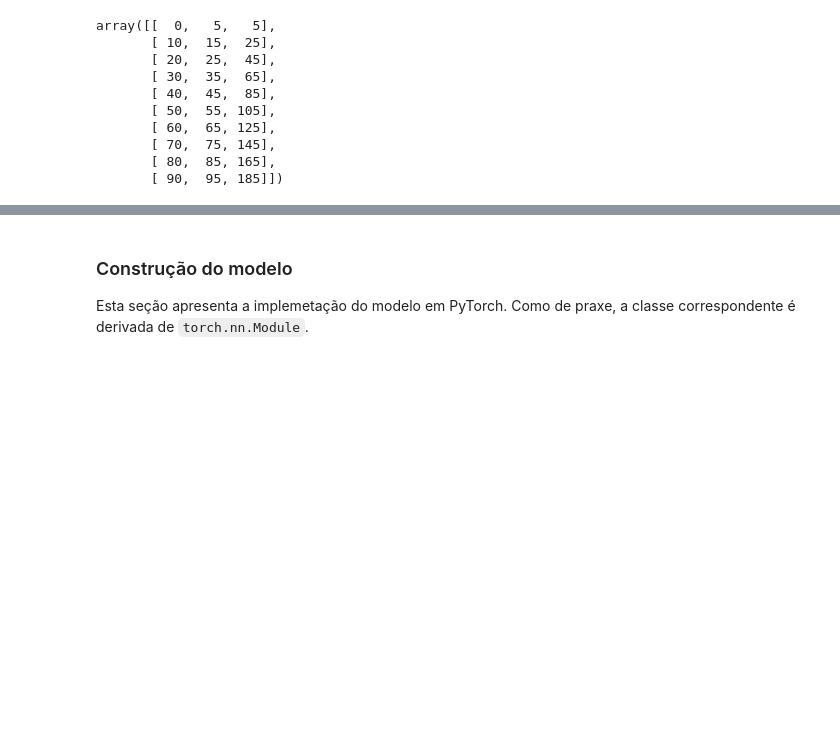
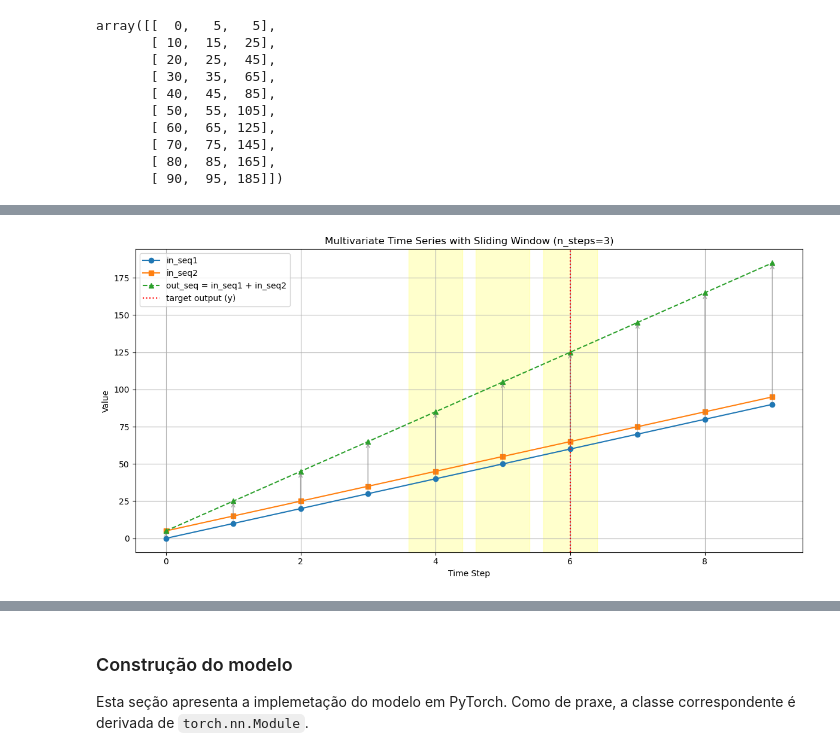
Before and after one commit to AILAB-CEFET-RJ/cic1205, a Jupyter notebook: notebooks/DL/DL07-LSTM.ipynb, the cells around one changed output, grey strips where cells are left out. Cells and saved outputs as stored; diff of their text form; code cells hidden in the pictures; blank space fills up the shorter version.

```diff
--- a/notebooks/DL/DL07-LSTM.ipynb
+++ b/notebooks/DL/DL07-LSTM.ipynb
@@ -171,0 +203,36 @@ print(y)
+# %%
+# Número de passos na janela
+highlight_index = 4  # início da janela a ser destacada
+
+fig, ax = plt.subplots(figsize=(12, 6))
+
+# Plot das séries
+ax.plot(t, in_seq1, marker='o', label='in_seq1')
+ax.plot(t, in_seq2, marker='s', label='in_seq2')
+ax.plot(t, out_seq, marker='^', label='out_seq = in_seq1 + in_seq2', linestyle='--')
+
+# Anotações com setas
+for i in range(len(t)):
+    ax.annotate('', xy=(t[i], out_seq[i]), xytext=(t[i], in_seq1[i]),
+                arrowprops=dict(arrowstyle='->', color='gray', alpha=0.4))
+    ax.annotate('', xy=(t[i], out_seq[i]), xytext=(t[i], in_seq2[i]),
+                arrowprops=dict(arrowstyle='->', color='gray', alpha=0.4))
+
+# Destacar janela de tamanho n_steps
+window_range = range(highlight_index, highlight_index + n_timesteps)
+for i in window_range:
+    ax.axvspan(i - 0.4, i + 0.4, color='yellow', alpha=0.2)
+
+# Marcação da saída correspondente ao último tempo da janela
+ax.axvline(highlight_index + n_timesteps - 1, color='red', linestyle=':', label='target output (y)')
+
+# Rótulos e legendas
+ax.set_title(f'Multivariate Time Series with Sliding Window (n_steps={n_timesteps})')
+ax.set_xlabel('Time Step')
+ax.set_ylabel('Value')
+ax.grid(True)
+ax.legend()
+plt.tight_layout()
+plt.show()
+# %% [output]
+[figure, added]
```
Also changed, not shown: parts of 18 cells of this notebook, 2 other files.
